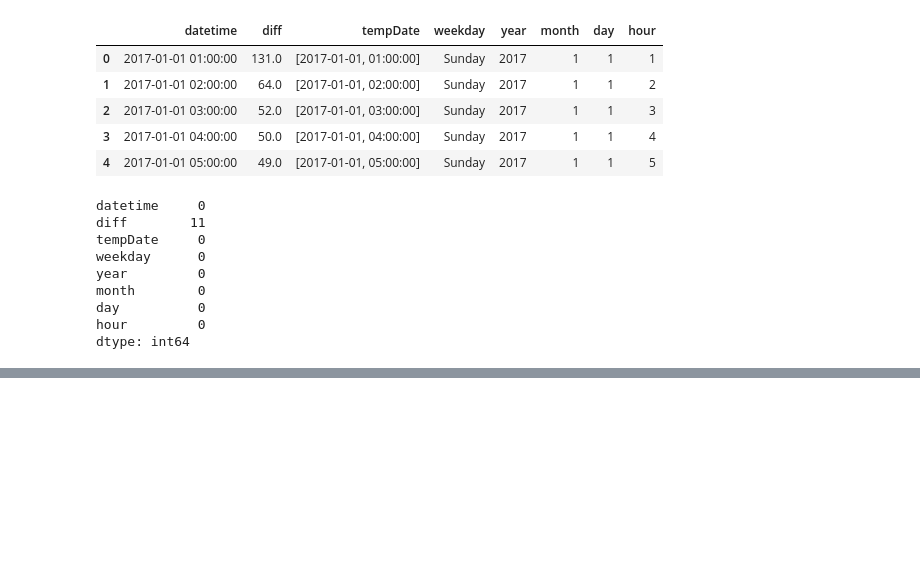
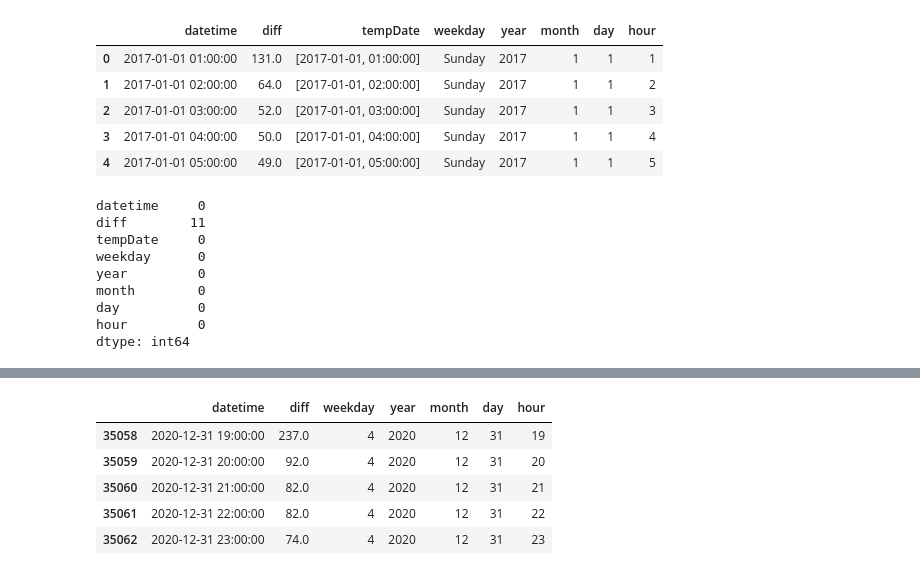
Before and after one commit to ji6394/TIL, a Jupyter notebook: Project/K-water/kaggleing.ipynb, the cells around one changed output, grey strips where cells are left out. Saved outputs shown, nothing was run; the diff lists cells and outputs as text; code cells hidden in the pictures; blank space fills up the shorter version.

```diff
--- a/Project/K-water/kaggleing.ipynb
+++ b/Project/K-water/kaggleing.ipynb
@@ -408,0 +506,2 @@ dtype: int64
+# %%
+train = combine[combine['datetime']<'20210101']
@@ -408,0 +519,9 @@ dtype: int64
+# %%
+train.tail()
+# %% [output]
+|  | datetime | diff | weekday | year | month | day | hour |
+| 35058 | 2020-12-31 19:00:00 | 237.0 | 4 | 2020 | 12 | 31 | 19 |
+| 35059 | 2020-12-31 20:00:00 | 92.0 | 4 | 2020 | 12 | 31 | 20 |
+| 35060 | 2020-12-31 21:00:00 | 82.0 | 4 | 2020 | 12 | 31 | 21 |
+| 35061 | 2020-12-31 22:00:00 | 82.0 | 4 | 2020 | 12 | 31 | 22 |
+| 35062 | 2020-12-31 23:00:00 | 74.0 | 4 | 2020 | 12 | 31 | 23 |
```
Also changed, not shown: parts of 28 cells of this notebook.
